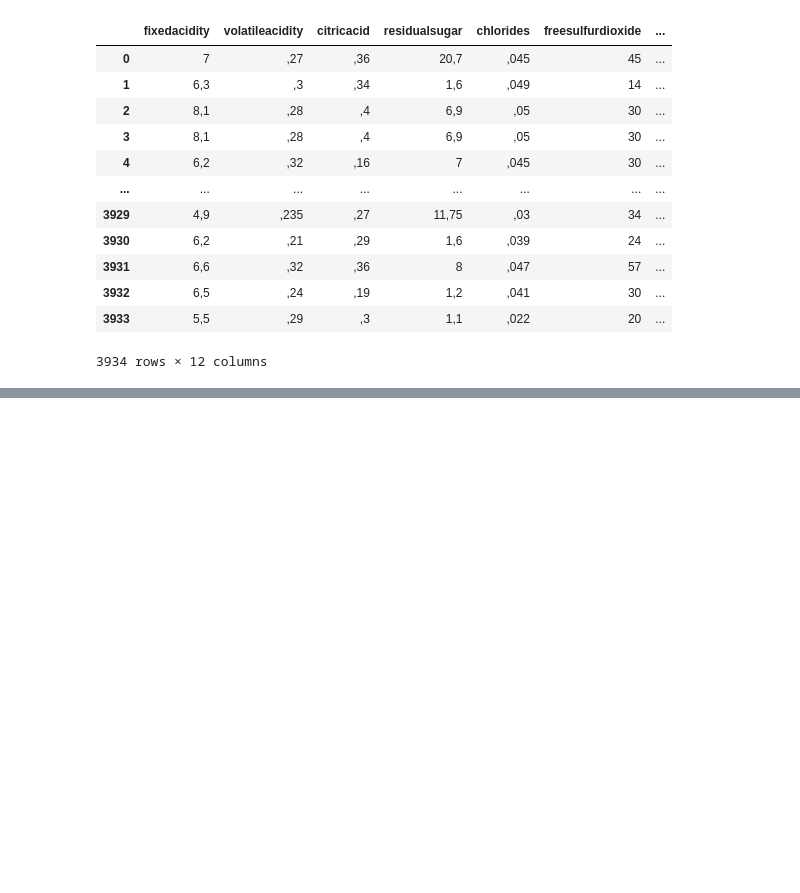
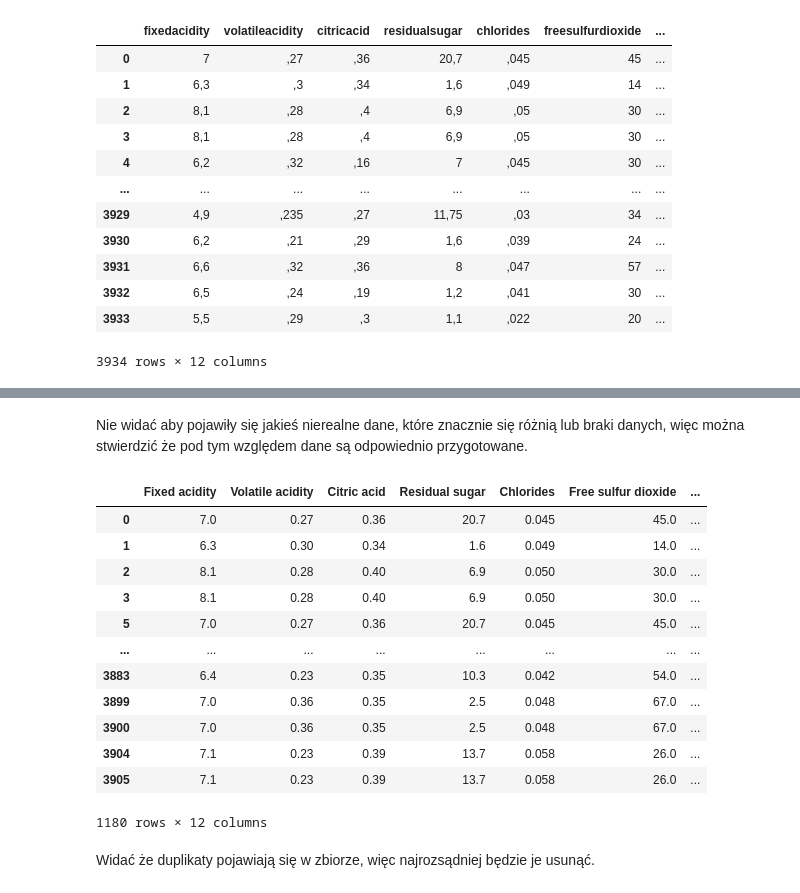
Before and after one commit to rrnax/WhiteWine, a Jupyter notebook: Data_analize.ipynb, the cells around one changed output, grey strips where cells are left out. Drawn from its saved outputs; the diff is of its cells as text; code cells hidden in the pictures; blank space fills up the shorter version.

```diff
--- a/Data_analize.ipynb
+++ b/Data_analize.ipynb
@@ -20,0 +55,2 @@ white_wines
+# %%
+white_wines.columns = ['Fixed acidity', "Volatile acidity", "Citric acid", "Residual sugar", "Chlorides", "Free sulfur dioxide", "Total sulfur dioxide", "Density", "pH", "Sulphates", "Alcohol", "Quality"]
@@ -20,0 +112,20 @@ white_wines
+# %% [markdown]
+Nie widać aby pojawiły się jakieś nierealne dane, które znacznie się różnią lub braki danych, więc można stwierdzić że pod tym względem dane są odpowiednio przygotowane.
+# %%
+white_wines[white_wines.duplicated(keep=False)]
+# %% [output]
+|  | Fixed acidity | Volatile acidity | Citric acid | Residual sugar | Chlorides | Free sulfur dioxide | ... |
+| 0 | 7.0 | 0.27 | 0.36 | 20.7 | 0.045 | 45.0 | ... |
+| 1 | 6.3 | 0.30 | 0.34 | 1.6 | 0.049 | 14.0 | ... |
+| 2 | 8.1 | 0.28 | 0.40 | 6.9 | 0.050 | 30.0 | ... |
+| 3 | 8.1 | 0.28 | 0.40 | 6.9 | 0.050 | 30.0 | ... |
+| 5 | 7.0 | 0.27 | 0.36 | 20.7 | 0.045 | 45.0 | ... |
+| ... | ... | ... | ... | ... | ... | ... | ... |
+| 3883 | 6.4 | 0.23 | 0.35 | 10.3 | 0.042 | 54.0 | ... |
+| 3899 | 7.0 | 0.36 | 0.35 | 2.5 | 0.048 | 67.0 | ... |
+| 3900 | 7.0 | 0.36 | 0.35 | 2.5 | 0.048 | 67.0 | ... |
+| 3904 | 7.1 | 0.23 | 0.39 | 13.7 | 0.058 | 26.0 | ... |
+| 3905 | 7.1 | 0.23 | 0.39 | 13.7 | 0.058 | 26.0 | ... |
+1180 rows × 12 columns
+# %% [markdown]
+Widać że duplikaty pojawiają się w zbiorze, więc najrozsądniej będzie je usunąć.
```
Also changed, not shown: parts of 9 cells of this notebook, 2 other files.
